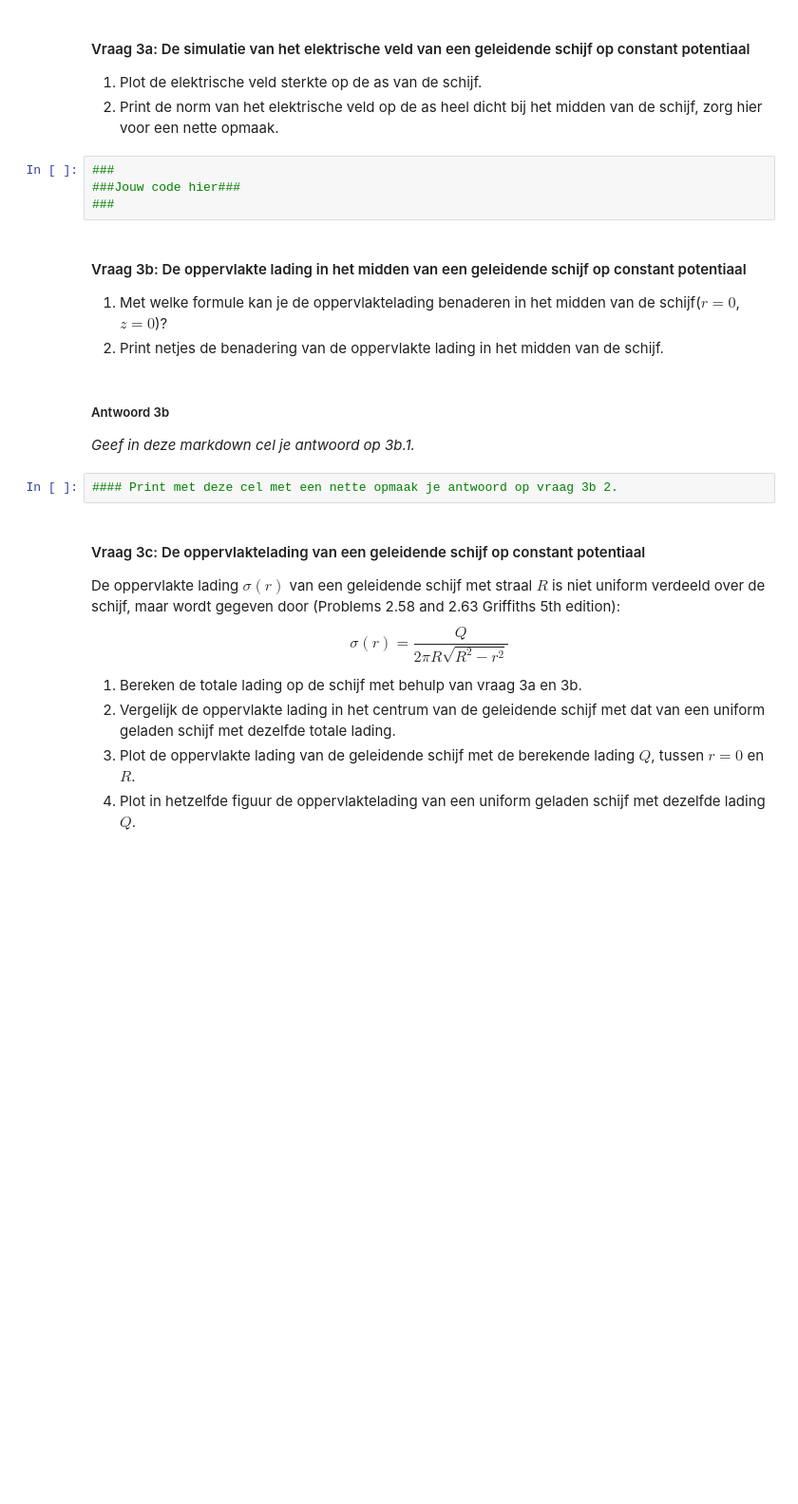
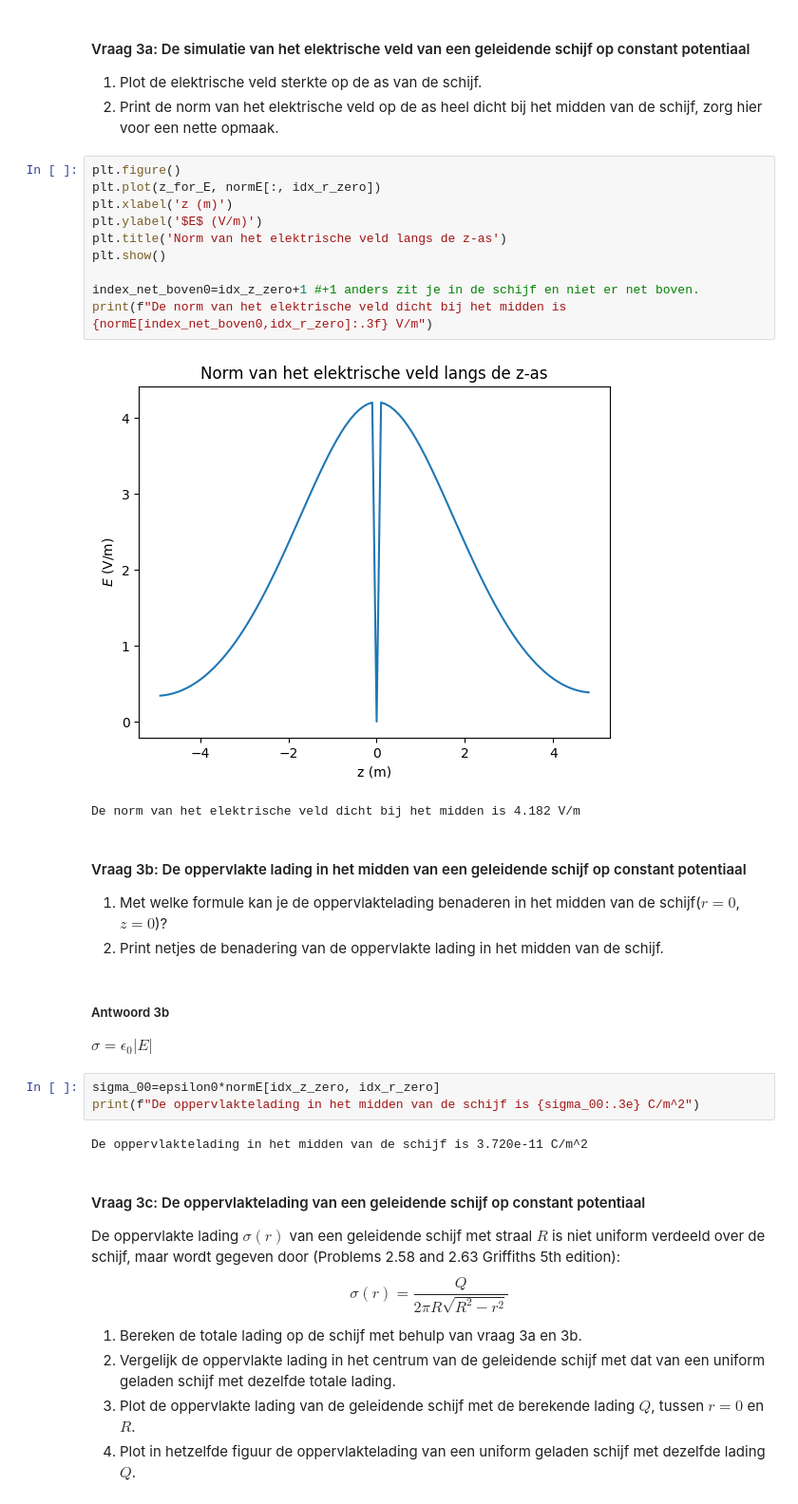
Before and after one commit to BobVill/opdrachten-DEF-D, a Jupyter notebook: DigitaleOntwerpopdrachten/1CondensatorOpdracht/CondensatorOntwerpopdracht.ipynb, the cells around one changed output. Shown at 95% size. Saved outputs shown, nothing was run; the diff lists cells and outputs as text; blank space fills up the shorter version.

```diff
--- a/DigitaleOntwerpopdrachten/1CondensatorOpdracht/CondensatorOntwerpopdracht.ipynb
+++ b/DigitaleOntwerpopdrachten/1CondensatorOpdracht/CondensatorOntwerpopdracht.ipynb
@@ -370,9 +396,18 @@ plot_results_disk(Ez, Er, normE, V, r, z, grid_step, disk_radius, z_pos_disk1, z
 1. Plot de elektrische veld sterkte op de as van de schijf.
 2. Print de norm van het elektrische veld op de as heel dicht bij het midden van de schijf, zorg hier voor een nette opmaak.
 # %%
-###
-###Jouw code hier###
-###
+plt.figure()
+plt.plot(z_for_E, normE[:, idx_r_zero])
+plt.xlabel('z (m)')
+plt.ylabel('$E$ (V/m)')
+plt.title('Norm van het elektrische veld langs de z-as')
+plt.show()
+
+index_net_boven0=idx_z_zero+1 #+1 anders zit je in de schijf en niet er net boven.
+print(f"De norm van het elektrische veld dicht bij het midden is {normE[index_net_boven0,idx_r_zero]:.3f} V/m")
+# %% [output]
+[figure, added]
+De norm van het elektrische veld dicht bij het midden is 4.182 V/m
 # %% [markdown]
 #### Vraag 3b: De oppervlakte lading in het midden van een geleidende schijf op constant potentiaal
 
@@ -380,10 +415,12 @@ plot_results_disk(Ez, Er, normE, V, r, z, grid_step, disk_radius, z_pos_disk1, z
 2. Print netjes de benadering van de oppervlakte lading in het midden van de schijf.
 # %% [markdown]
 ##### Antwoord 3b
-
-*Geef in deze markdown cel je antwoord op 3b.1.*
+$\sigma=\epsilon_{0}|E|$
 # %%
-#### Print met deze cel met een nette opmaak je antwoord op vraag 3b 2.
+sigma_00=epsilon0*normE[idx_z_zero, idx_r_zero]
+print(f"De oppervlaktelading in het midden van de schijf is {sigma_00:.3e} C/m^2")
+# %% [output]
+De oppervlaktelading in het midden van de schijf is 3.720e-11 C/m^2
 # %% [markdown]
 #### Vraag 3c: De oppervlaktelading van een geleidende schijf op constant potentiaal
 
```
Also changed, not shown: parts of 14 cells of this notebook.
